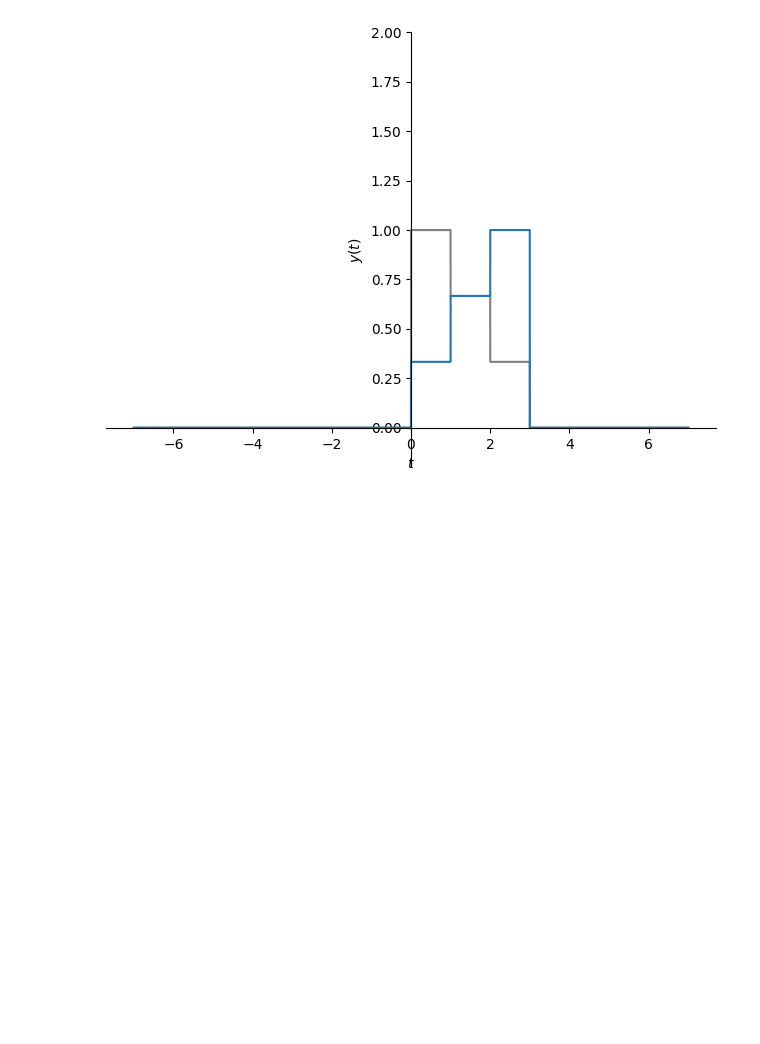
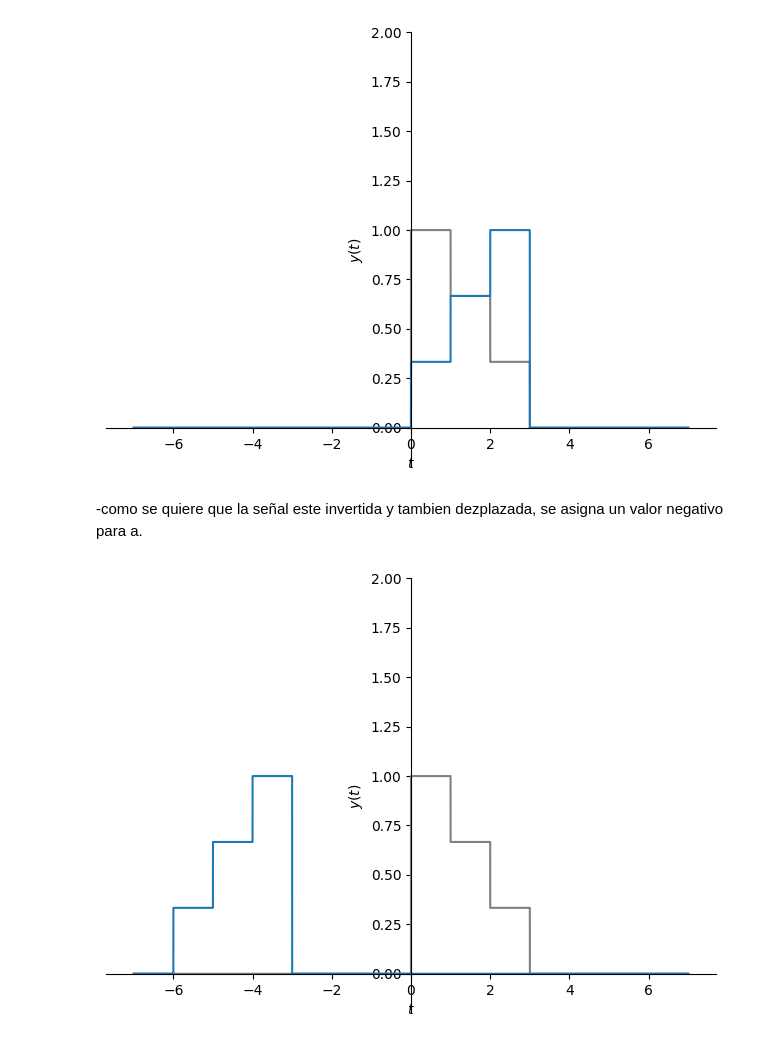
Before and after one commit to LuisAdrian13/ejercicios-de-los-cuadernos-, a Jupyter notebook: Copia_de_Operaciones_de_señales_continuas.ipynb, the cells around one changed output. Drawn from its saved outputs; the diff is of its cells as text; code cells hidden in the pictures; blank space fills up the shorter version.

```diff
--- a/Copia_de_Operaciones_de_señales_continuas.ipynb
+++ b/Copia_de_Operaciones_de_señales_continuas.ipynb
@@ -221,3 +221,15 @@ px.extend(py)
 px.show()
 # %% [output]
 [figure]
+# %% [markdown]
+-como se quiere que la señal este invertida y tambien dezplazada, se asigna un valor negativo para a.
+# %%
+tau =-3
+y = x.subs(t, tau - t)
+
+px=sym.plot(x, (t, -7, 7), ylim=[-0.2, 2], ylabel=r'$y(t)$', line_color='gray', show=False)
+py=sym.plot(y, (t, -7, 7), ylim=[-0.2, 2], ylabel=r'$y(t)$', show=False)
+px.extend(py)
+px.show()
+# %% [output]
+[figure, added]
```
